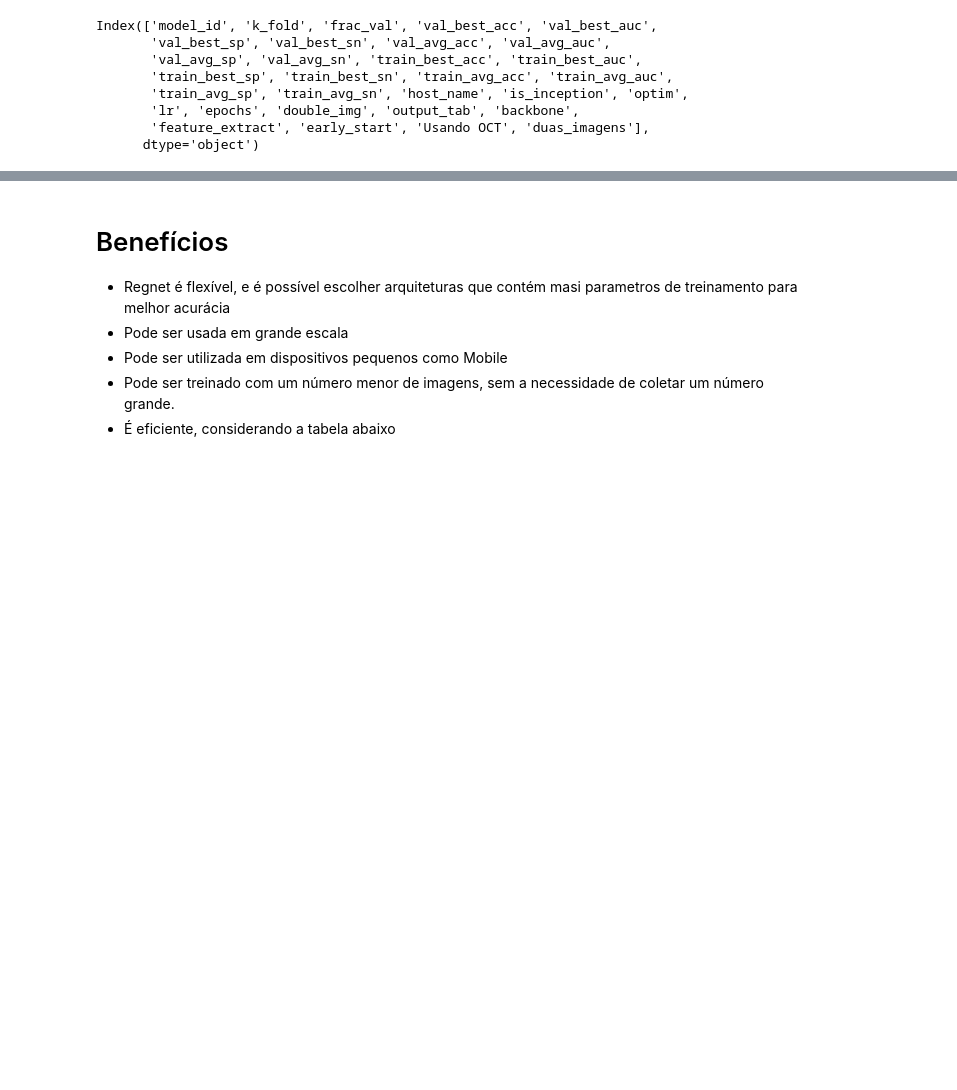
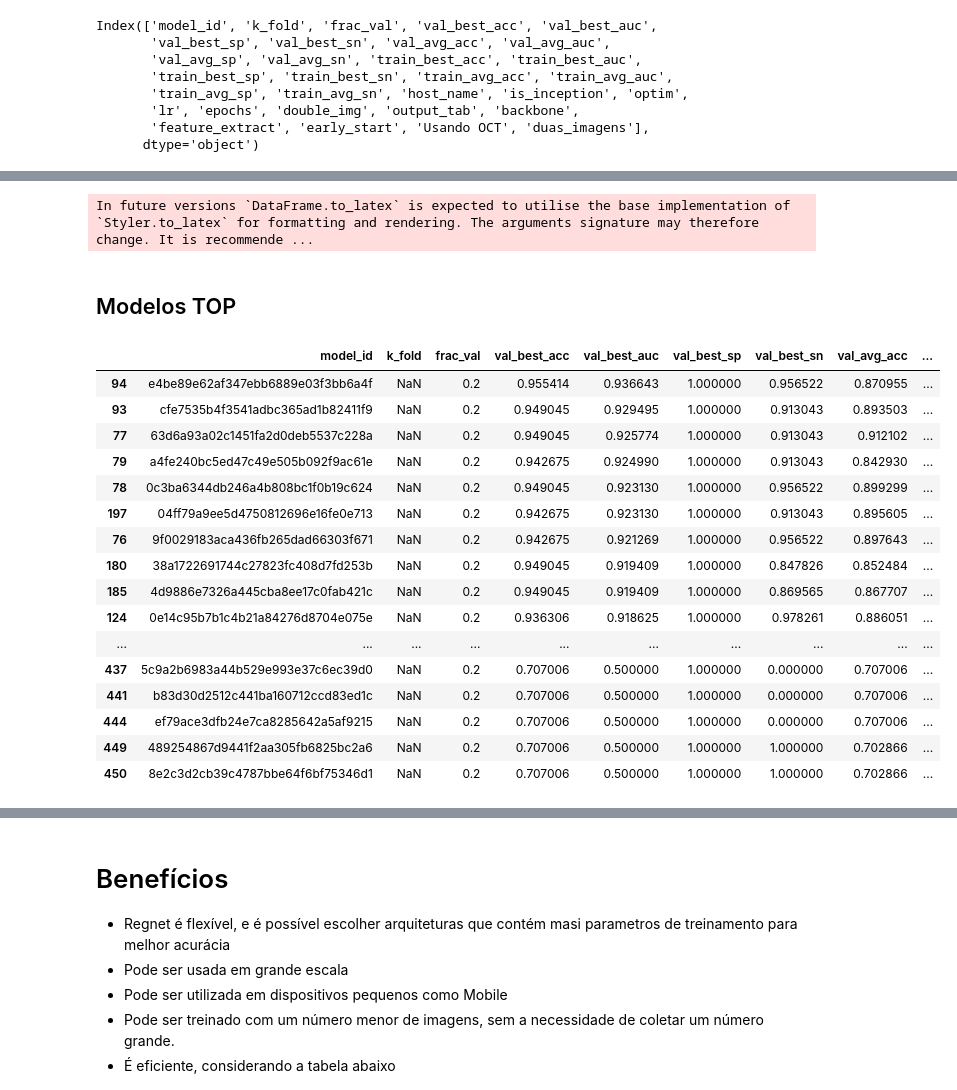
Before and after one commit to FelipeMarcelino/glaucoma, a Jupyter notebook: notebooks/results_v2.ipynb, the cells around one changed output, grey strips where cells are left out. Saved outputs shown, nothing was run; the diff lists cells and outputs as text; code cells hidden in the pictures; blank space fills up the shorter version.

```diff
--- a/notebooks/results_v2.ipynb
+++ b/notebooks/results_v2.ipynb
@@ -2,5 +2,14 @@
 import pandas as pd
 import seaborn as sns
 import numpy as np
+import shap
+import torch
+import matplotlib.pyplot as plt
+from torchinfo import summary as torchsummary
+from torchvision import models, transforms
+from model import init_model
 from matplotlib import pyplot
+from pathlib import Path
 sns.set(rc={'figure.figsize':(11.7,8.27)})
+pd.options.display.max_rows = 999
+pd.options.display.max_columns = 999
@@ -76,0 +171,11 @@ pyplot.xticks(rotation=90)
+# %%
+latex = summary[['val_best_auc','val_avg_auc', oct_presence,double_img]].groupby([double_img,oct_presence]).agg(['min', 'max','mean','std']).round(2)\
+        .reset_index(col_level=0).set_index([double_img,oct_presence]).to_latex(column_format="c|c|c|c|c|c|c|c|c|c",
+            multicolumn_format="c|",
+            bold_rows=True,
+            index=True,
+            multirow=False,
+            label="tab:aucdboct",
+            caption="Valores médios, desvio padrão, mínimo e máximo, incluindo todas as arquitetura dos modelos, separado por uso de duas imagens e OCT")
+# %% [output]
+In future versions `DataFrame.to_latex` is expected to utilise the base implementation of `Styler.to_latex` for formatting and rendering. The arguments signature may therefore change. It is recommende ...
@@ -76,0 +185,25 @@ pyplot.xticks(rotation=90)
+# %% [markdown]
+## Modelos TOP
+# %%
+summary['rank_max_auc'] = summary["val_best_auc"].rank(ascending=False,method="first").astype(int)
+summary['rank_avg_auc'] = summary["val_avg_auc"].rank(ascending=False,method="first").astype(int)
+# %%
+summary.sort_values("rank_max_auc")
+# %% [output]
+|  | model_id | k_fold | frac_val | val_best_acc | val_best_auc | val_best_sp | val_best_sn | val_avg_acc | ... |
+| 94 | e4be89e62af347ebb6889e03f3bb6a4f | NaN | 0.2 | 0.955414 | 0.936643 | 1.000000 | 0.956522 | 0.870955 | ... |
+| 93 | cfe7535b4f3541adbc365ad1b82411f9 | NaN | 0.2 | 0.949045 | 0.929495 | 1.000000 | 0.913043 | 0.893503 | ... |
+| 77 | 63d6a93a02c1451fa2d0deb5537c228a | NaN | 0.2 | 0.949045 | 0.925774 | 1.000000 | 0.913043 | 0.912102 | ... |
+| 79 | a4fe240bc5ed47c49e505b092f9ac61e | NaN | 0.2 | 0.942675 | 0.924990 | 1.000000 | 0.913043 | 0.842930 | ... |
+| 78 | 0c3ba6344db246a4b808bc1f0b19c624 | NaN | 0.2 | 0.949045 | 0.923130 | 1.000000 | 0.956522 | 0.899299 | ... |
+| 197 | 04ff79a9ee5d4750812696e16fe0e713 | NaN | 0.2 | 0.942675 | 0.923130 | 1.000000 | 0.913043 | 0.895605 | ... |
+| 76 | 9f0029183aca436fb265dad66303f671 | NaN | 0.2 | 0.942675 | 0.921269 | 1.000000 | 0.956522 | 0.897643 | ... |
+| 180 | 38a1722691744c27823fc408d7fd253b | NaN | 0.2 | 0.949045 | 0.919409 | 1.000000 | 0.847826 | 0.852484 | ... |
+| 185 | 4d9886e7326a445cba8ee17c0fab421c | NaN | 0.2 | 0.949045 | 0.919409 | 1.000000 | 0.869565 | 0.867707 | ... |
+| 124 | 0e14c95b7b1c4b21a84276d8704e075e | NaN | 0.2 | 0.936306 | 0.918625 | 1.000000 | 0.978261 | 0.886051 | ... |
+| ... | ... | ... | ... | ... | ... | ... | ... | ... | ... |
+| 437 | 5c9a2b6983a44b529e993e37c6ec39d0 | NaN | 0.2 | 0.707006 | 0.500000 | 1.000000 | 0.000000 | 0.707006 | ... |
+| 441 | b83d30d2512c441ba160712ccd83ed1c | NaN | 0.2 | 0.707006 | 0.500000 | 1.000000 | 0.000000 | 0.707006 | ... |
+| 444 | ef79ace3dfb24e7ca8285642a5af9215 | NaN | 0.2 | 0.707006 | 0.500000 | 1.000000 | 0.000000 | 0.707006 | ... |
+| 449 | 489254867d9441f2aa305fb6825bc2a6 | NaN | 0.2 | 0.707006 | 0.500000 | 1.000000 | 1.000000 | 0.702866 | ... |
+| 450 | 8e2c3d2cb39c4787bbe64f6bf75346d1 | NaN | 0.2 | 0.707006 | 0.500000 | 1.000000 | 1.000000 | 0.702866 | ... |
```
Also changed, not shown: parts of 78 cells of this notebook, 6 other files.
